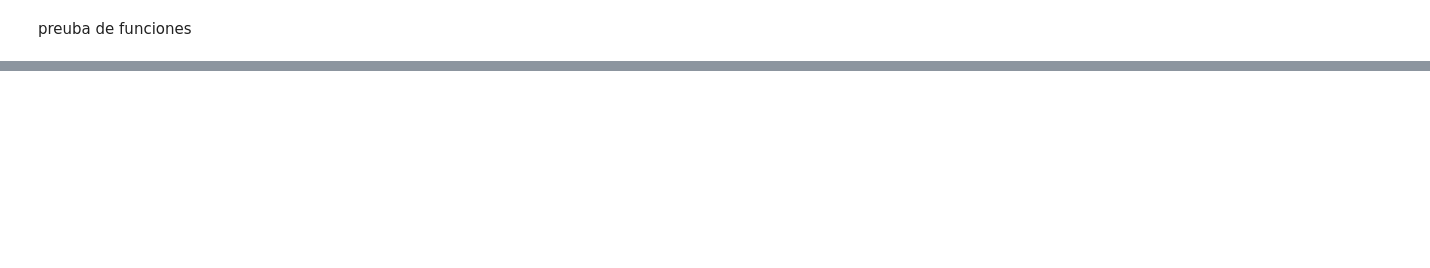
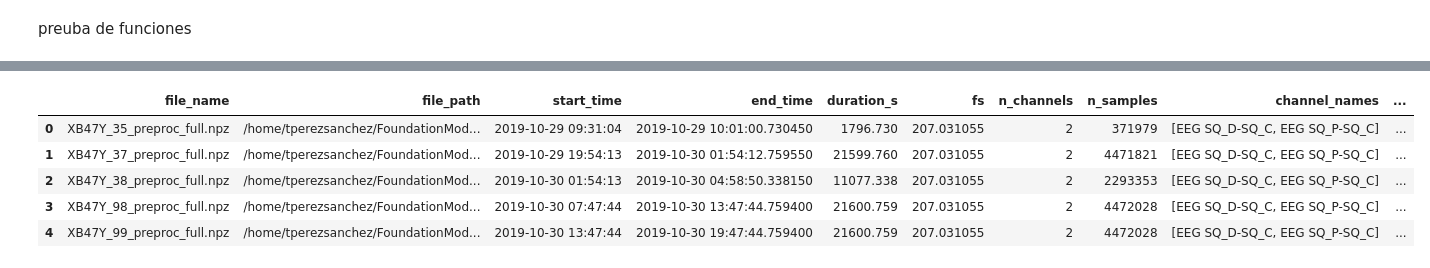
Before and after one commit to tomas0899/FoundationModel_EEG_Dissertation, a Jupyter notebook: Main_project/src/test_and_develop/2_Feature_extraction/Testing_functions_feature_ext.ipynb, the cells around one changed output, grey strips where cells are left out. Drawn from its saved outputs; the diff is of its cells as text; code cells hidden in the pictures; blank space fills up the shorter version.

```diff
--- a/Main_project/src/test_and_develop/2_Feature_extraction/Testing_functions_feature_ext.ipynb
+++ b/Main_project/src/test_and_develop/2_Feature_extraction/Testing_functions_feature_ext.ipynb
@@ -23,0 +185,9 @@ ACA PONER TODO LO QUE VA ANTES DEL LABELING
+# %%
+df.head()
+# %% [output]
+|  | file_name | file_path | start_time | end_time | duration_s | fs | n_channels | n_samples | channel_names | ... |
+| 0 | XB47Y_35_preproc_full.npz | /home/tperezsanchez/FoundationMod... | 2019-10-29 09:31:04 | 2019-10-29 10:01:00.730450 | 1796.730 | 207.031055 | 2 | 371979 | [EEG SQ_D-SQ_C, EEG SQ_P-SQ_C] | ... |
+| 1 | XB47Y_37_preproc_full.npz | /home/tperezsanchez/FoundationMod... | 2019-10-29 19:54:13 | 2019-10-30 01:54:12.759550 | 21599.760 | 207.031055 | 2 | 4471821 | [EEG SQ_D-SQ_C, EEG SQ_P-SQ_C] | ... |
+| 2 | XB47Y_38_preproc_full.npz | /home/tperezsanchez/FoundationMod... | 2019-10-30 01:54:13 | 2019-10-30 04:58:50.338150 | 11077.338 | 207.031055 | 2 | 2293353 | [EEG SQ_D-SQ_C, EEG SQ_P-SQ_C] | ... |
+| 3 | XB47Y_98_preproc_full.npz | /home/tperezsanchez/FoundationMod... | 2019-10-30 07:47:44 | 2019-10-30 13:47:44.759400 | 21600.759 | 207.031055 | 2 | 4472028 | [EEG SQ_D-SQ_C, EEG SQ_P-SQ_C] | ... |
+| 4 | XB47Y_99_preproc_full.npz | /home/tperezsanchez/FoundationMod... | 2019-10-30 13:47:44 | 2019-10-30 19:47:44.759400 | 21600.759 | 207.031055 | 2 | 4472028 | [EEG SQ_D-SQ_C, EEG SQ_P-SQ_C] | ... |
```
Also changed, not shown: parts of 10 cells of this notebook, 1 other file.
